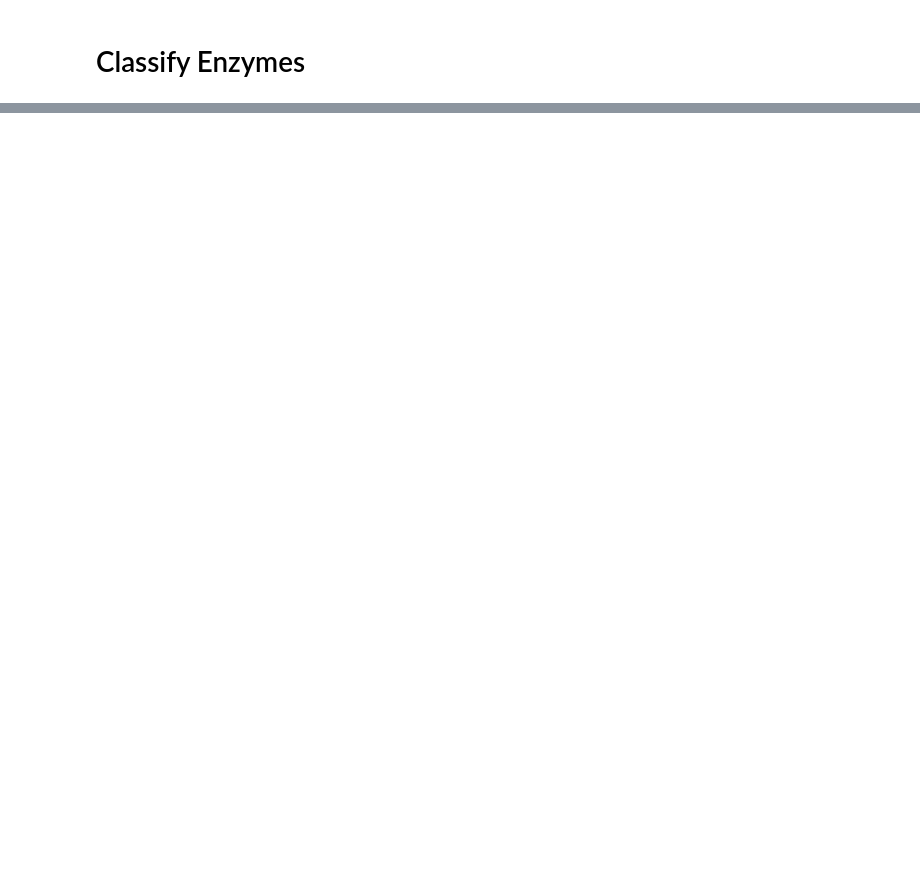
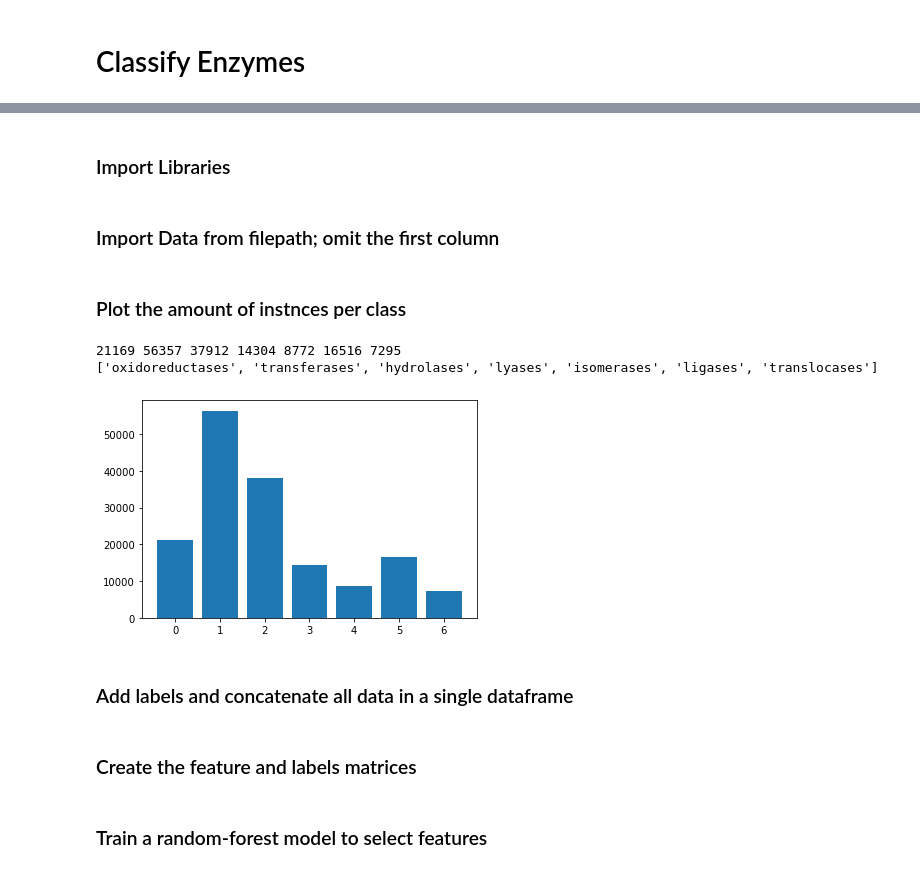
Before and after one commit to Swatantra-D/Enzyme_classification, a Jupyter notebook: Enzyme_classification_swat.ipynb, the cells around one changed output, grey strips where cells are left out. Saved outputs shown, nothing was run; the diff lists cells and outputs as text; code cells hidden in the pictures; blank space fills up the shorter version.

Commit message:
the old version of enzyme classific
this is the old version with just one model

```diff
--- a/Enzyme_classification_swat.ipynb
+++ b/Enzyme_classification_swat.ipynb
@@ -161,0 +3,2 @@ Epoch 2/15
+# %% [markdown]
+### Import Libraries
@@ -161,0 +21,2 @@ Epoch 2/15
+# %% [markdown]
+### Import Data from filepath; omit the first column
@@ -161,0 +45,35 @@ Epoch 2/15
+# %% [markdown]
+### Plot the amount of instnces per class
+# %%
+print(
+oxidoreductases.shape[0],
+transferases.shape[0],
+hydrolases.shape[0],
+lyases.shape[0],
+isomerases.shape[0],
+ligases.shape[0],
+translocases.shape[0]
+) # print the number of instance per class
+enzymes_instances = [oxidoreductases.shape[0],
+transferases.shape[0],
+hydrolases.shape[0],
+lyases.shape[0],
+isomerases.shape[0],
+ligases.shape[0],
+translocases.shape[0]]
+
+enzyme_names = ['oxidoreductases',
+'transferases',
+'hydrolases',
+'lyases',
+'isomerases',
+'ligases',
+'translocases']
+plt.bar(range(7),height=enzymes_instances)
+print(enzyme_names)
+# %% [output]
+21169 56357 37912 14304 8772 16516 7295
+['oxidoreductases', 'transferases', 'hydrolases', 'lyases', 'isomerases', 'ligases', 'translocases']
+[figure, added]
+# %% [markdown]
+### Add labels and concatenate all data in a single dataframe
@@ -161,0 +94,4 @@ Epoch 2/15
+# %% [markdown]
+### Create the feature and labels matrices
+# %% [markdown]
+### Train a random-forest model to select features
```
Also changed, not shown: parts of 37 cells of this notebook.
